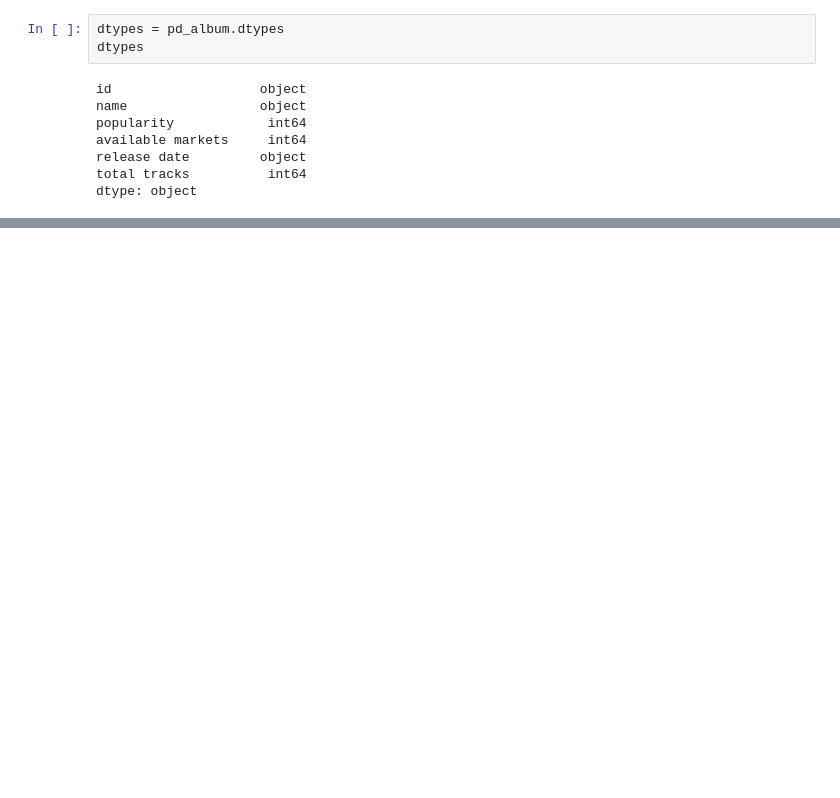
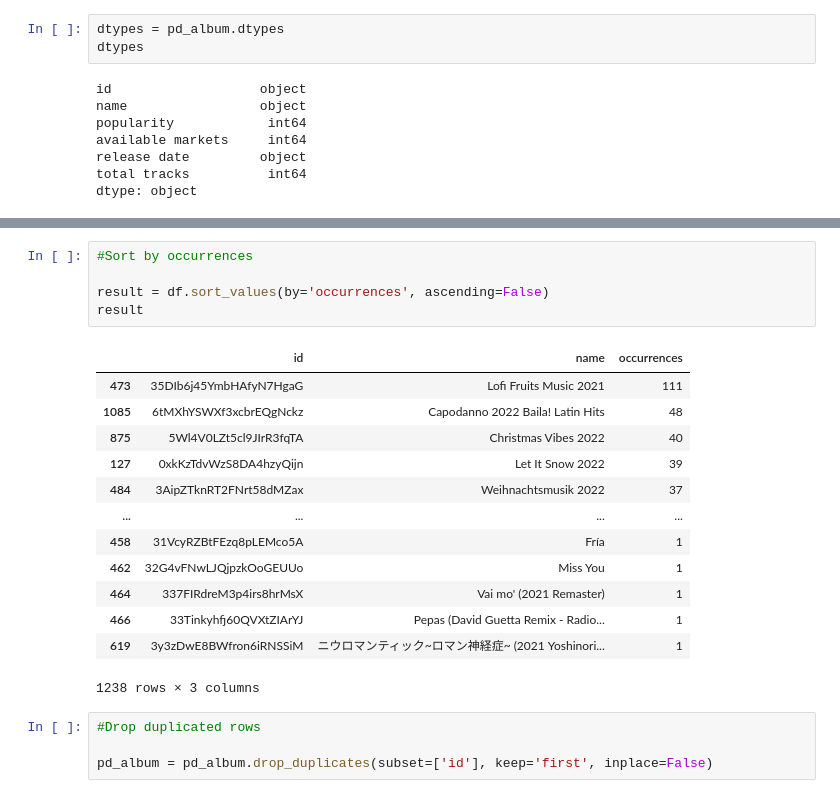
Before and after one commit to quytrungg/Final_Project_CSC14119, a Jupyter notebook: album_data.ipynb, the cells around one changed output, grey strips where cells are left out. Saved outputs shown, nothing was run; the diff lists cells and outputs as text; blank space fills up the shorter version.

```diff
--- a/album_data.ipynb
+++ b/album_data.ipynb
@@ -78,0 +125,23 @@ pd_album[num_duplicated_rows == False]
+# %%
+#Sort by occurrences
+
+result = df.sort_values(by='occurrences', ascending=False)
+result
+# %% [output]
+|  | id | name | occurrences |
+| 473 | 35DIb6j45YmbHAfyN7HgaG | Lofi Fruits Music 2021 | 111 |
+| 1085 | 6tMXhYSWXf3xcbrEQgNckz | Capodanno 2022 Baila! Latin Hits | 48 |
+| 875 | 5Wl4V0LZt5cl9JIrR3fqTA | Christmas Vibes 2022 | 40 |
+| 127 | 0xkKzTdvWzS8DA4hzyQijn | Let It Snow 2022 | 39 |
+| 484 | 3AipZTknRT2FNrt58dMZax | Weihnachtsmusik 2022 | 37 |
+| ... | ... | ... | ... |
+| 458 | 31VcyRZBtFEzq8pLEMco5A | Fría | 1 |
+| 462 | 32G4vFNwLJQjpzkOoGEUUo | Miss You | 1 |
+| 464 | 337FIRdreM3p4irs8hrMsX | Vai mo' (2021 Remaster) | 1 |
+| 466 | 33Tinkyhfj60QVXtZIArYJ | Pepas (David Guetta Remix - Radio... | 1 |
+| 619 | 3y3zDwE8BWfron6iRNSSiM | ニウロマンティック~ロマン神経症~ (2021 Yoshinori... | 1 |
+1238 rows × 3 columns
+# %%
+#Drop duplicated rows
+
+pd_album = pd_album.drop_duplicates(subset=['id'], keep='first', inplace=False)
```
Also changed, not shown: parts of 10 cells of this notebook, 3 other files.
